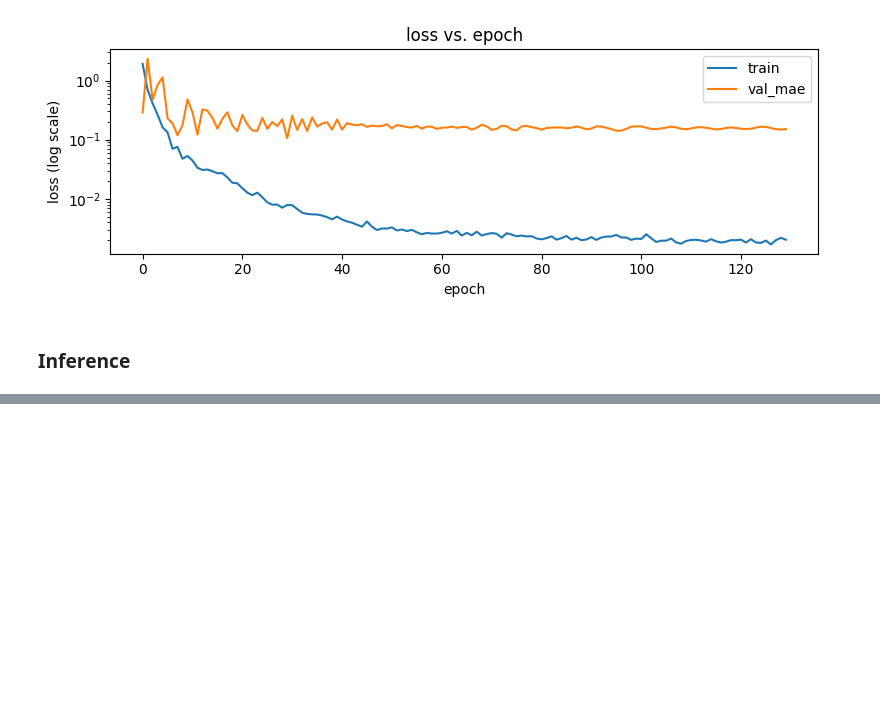
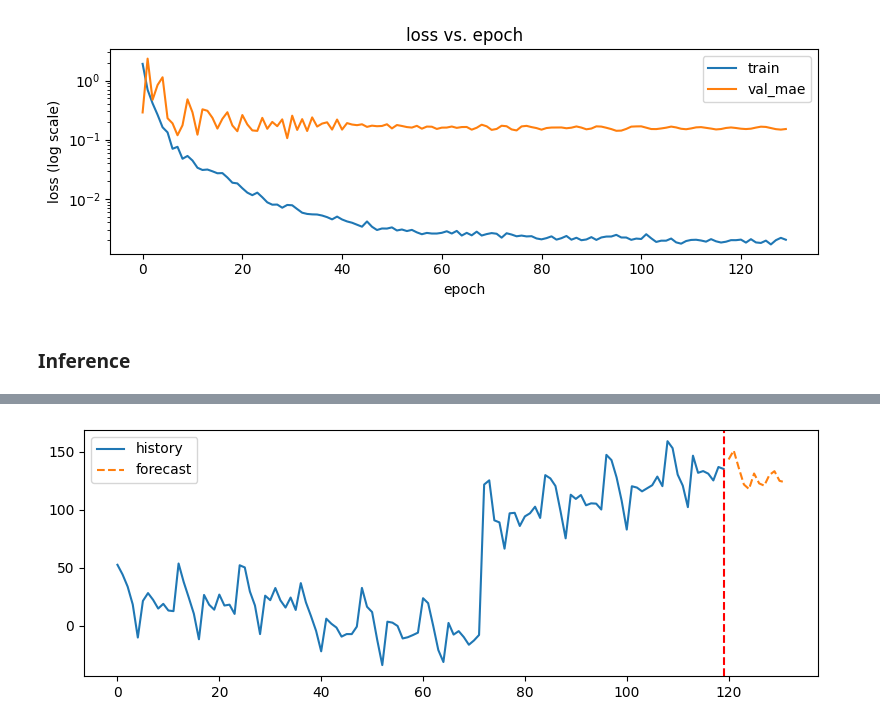
Before and after one commit to MengOonLee/Deep_learning, a Jupyter notebook: PyTorch/Experiments/Transformer/TimeSeries/T01_Forecasting.ipynb, the cells around one changed output, grey strips where cells are left out. Saved outputs shown, nothing was run; the diff lists cells and outputs as text; code cells hidden in the pictures; blank space fills up the shorter version.

```diff
--- a/PyTorch/Experiments/Transformer/TimeSeries/T01_Forecasting.ipynb
+++ b/PyTorch/Experiments/Transformer/TimeSeries/T01_Forecasting.ipynb
@@ -168,11 +168,12 @@ class PositionalEncoding(torch.nn.Module):
         pe = torch.zeros(size=(max_len, d_model))
         position = torch.arange(start=0, end=max_len, dtype=torch.float32)\
             .unsqueeze(dim=1)
-        div_term = torch.exp(torch.arange(start=0, end=d_model, step=2).float()
-            * (-math.log(10000.0) / d_model))
+        div_term = torch.exp(torch.arange(start=0, end=d_model, step=2)
+            .float() * (-math.log(10000.0) / d_model))
         pe[:, 0::2] = torch.sin(position * div_term)
         pe[:, 1::2] = torch.cos(position * div_term)
-        self.register_buffer('pe', pe.unsqueeze(dim=0)) # (1, max_len, d_model)
+        # (1, max_len, d_model)
+        self.register_buffer('pe', pe.unsqueeze(dim=0))
 
     def forward(self, x):
         # x: (B, T, d_model)
@@ -187,7 +188,8 @@ class TransformerForecast(torch.nn.Module):
 
         # value projection
         self.input_proj = torch.nn.Sequential(
-            torch.nn.Linear(in_features=num_in_features, out_features=d_model),
+            torch.nn.Linear(in_features=num_in_features,
+                out_features=d_model),
             torch.nn.LayerNorm(normalized_shape=d_model),
             torch.nn.Dropout(p=dropout)
         )
@@ -219,7 +221,8 @@ class TransformerForecast(torch.nn.Module):
             decoder_layer=decoder_layer)
 
         self.output_proj = torch.nn.Sequential(
-            torch.nn.Linear(in_features=d_model, out_features=num_out_features)
+            torch.nn.Linear(in_features=d_model,
+                out_features=num_out_features)
         )
 
     def make_time_feats(self, idx):
@@ -390,8 +393,9 @@ class TransformerForecast(torch.nn.Module):
         return preds
 
 # we concatenated value + rm3 + rm6 in the input projection
-model = TransformerForecast(num_in_features=3, num_out_features=1, d_model=128,
-    time_emb_dim=16, nhead=4, num_layers=2, dropout=0.15).to(device)
+model = TransformerForecast(num_in_features=3, num_out_features=1,
+    d_model=128, time_emb_dim=16, nhead=4, num_layers=2, dropout=0.15)\
+    .to(device)
 
 total_params = sum(p.numel() for p in model.parameters())
 print("Total model parameters: %d"%(total_params))
@@ -654,0 +610,66 @@ plt.show()
+# %%
+# load best model
+model = TransformerForecast(num_in_features=3, num_out_features=1,
+    d_model=128, time_emb_dim=16, nhead=4, num_layers=2, dropout=0.15)\
+    .to(device)
+model.load_state_dict(torch.load(f=model_path, weights_only=True))
+
+# Full inference on the original full time series using sliding windows
+# Build sliding window inputs across the full scaled series
+ts_scaled = scaler.transform(X=ts_history.reshape(-1, 1)).flatten()
+len_idx = len(ts_scaled) - src_len  + 1
+idx = np.arange(stop=len_idx).reshape(-1, 1) + np.arange(stop=src_len)
+
+data = {}
+data['src'] = torch.tensor(data=ts_scaled[idx], dtype=torch.float32)\
+    .unsqueeze(dim=-1) # (N_windows, src_len, 1)
+data['src_idx'] = torch.tensor(data=idx, dtype=torch.long)
+# rolling stats for full series to slice per-window
+roll3 = pd.Series(ts_scaled).rolling(3, min_periods=1)\
+    .mean().values.astype(np.float32)
+roll6 = pd.Series(ts_scaled).rolling(6, min_periods=1)\
+    .mean().values.astype(np.float32)
+src_rm3 = np.stack([roll3[i:i+src_len] for i in range(len_idx)], axis=0)
+src_rm6 = np.stack([roll6[i:i+src_len] for i in range(len_idx)], axis=0)
+data['src_rm3'] = torch.tensor(src_rm3, dtype=torch.float32).unsqueeze(-1)
+data['src_rm6'] = torch.tensor(src_rm6, dtype=torch.float32).unsqueeze(-1)
+
+# we will run inference in batches to avoid memory blowup
+B = 128
+all_preds = []
+model.eval()
+for i in range(0, data['src'].size(0), B):
+    batch = {
+        'src': data['src'][i:i+B].to(device),
+        'src_idx': data['src_idx'][i:i+B].to(device),
+        'src_rm3': data['src_rm3'][i:i+B].to(device),
+        'src_rm6': data['src_rm6'][i:i+B].to(device),
+    }
+    # (b, tgt_len, 1)
+    with torch.no_grad():
+        pred = model.infer(batch, tgt_len=tgt_len, device=device)
+        all_preds.append(pred.cpu().numpy())
+
+# (N_windows, tgt_len, 1)
+all_preds = np.concatenate(all_preds, axis=0)
+# pick the windows that correspond to forecasting beyond the original history
+# Specifically, we want windows where the last source index
+# For simplicity, compute forecast using the last available window
+last_window_pred = all_preds[-1].squeeze(-1)  # (tgt_len,)
+# inverse transform
+last_window_pred_unscaled = scaler.inverse_transform(
+    last_window_pred.reshape(-1, 1)).flatten()
+
+time_pred = np.arange(time_history[-1] + 1 - tgt_len + tgt_len,
+    time_history[-1] + 1 + tgt_len)
+future_time = np.arange(time_history[-1] + 1, time_history[-1] + 1 + tgt_len)
+
+plt.figure(figsize=(8, 3))
+sns.lineplot(x=time_history, y=ts_history, label='history')
+sns.lineplot(x=future_time, y=last_window_pred_unscaled, label='forecast', linestyle='--')
+plt.axvline(x=time_history[-1], color='red', linestyle='--')
+plt.legend(loc='best')
+plt.tight_layout()
+plt.show()
+# %% [output]
+[figure, added]
```
Also changed, not shown: parts of 2 cells of this notebook.
